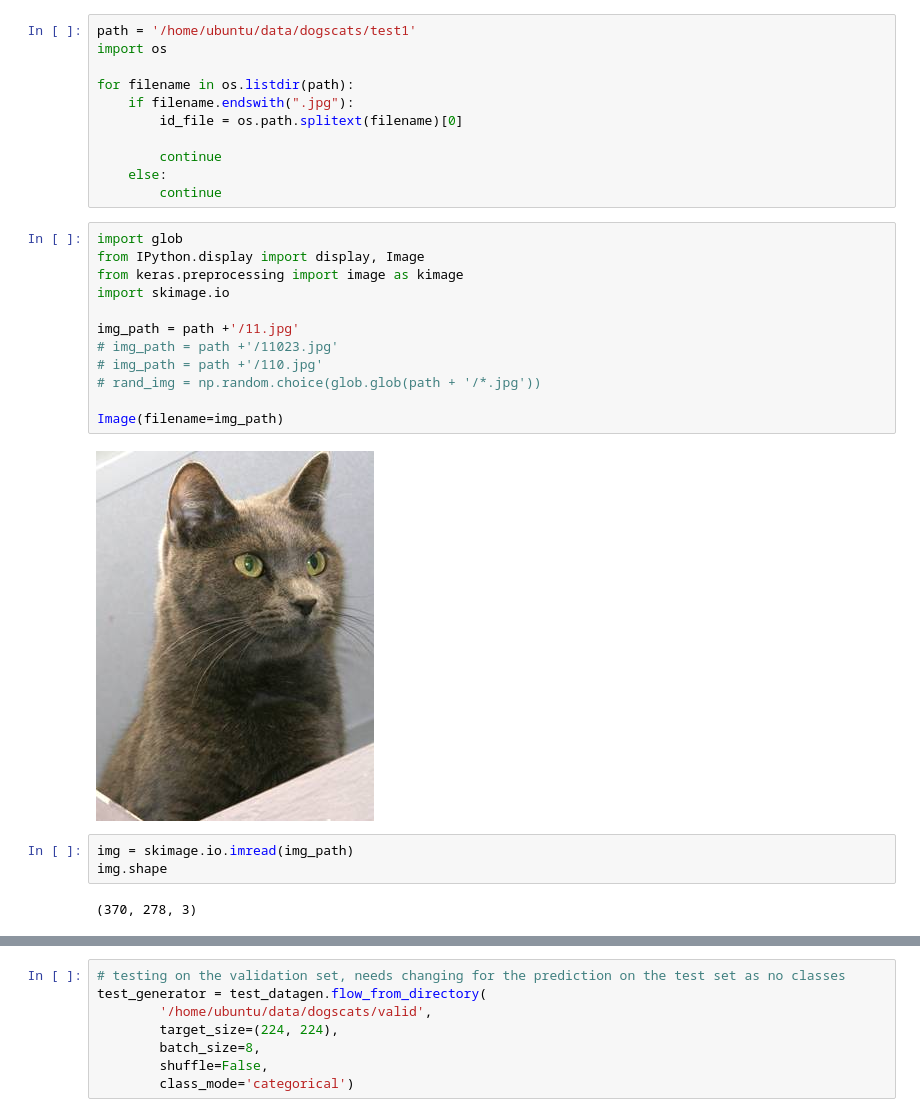
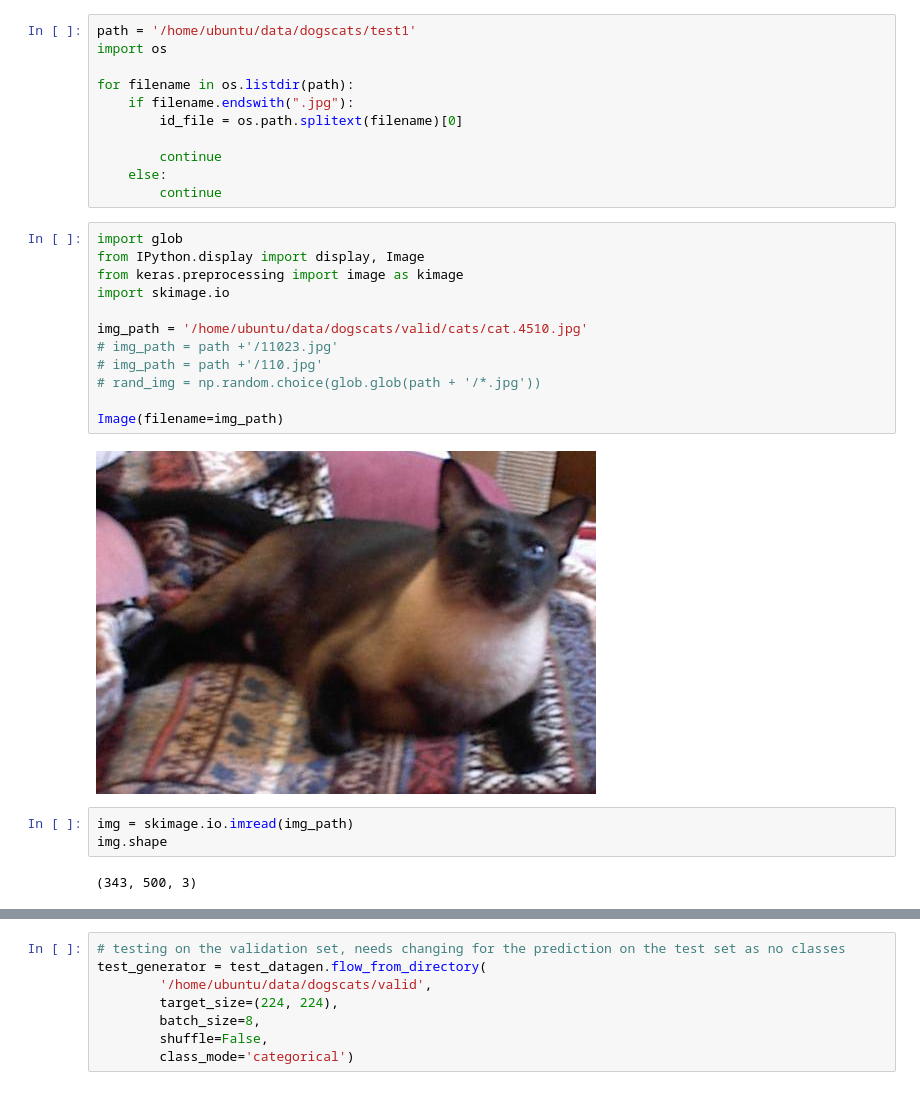
Before and after one commit to karijdempsey/learningWithKaggle, a Jupyter notebook: 1.0-kd-resnet_catsdogs.ipynb, the cells around one changed output, grey strips where cells are left out. Cells and saved outputs as stored; diff of their text form.

```diff
--- a/1.0-kd-resnet_catsdogs.ipynb
+++ b/1.0-kd-resnet_catsdogs.ipynb
@@ -140,22 +144,22 @@ for filename in os.listdir(path):
 # %%
 import glob
 from IPython.display import display, Image
 from keras.preprocessing import image as kimage
 import skimage.io
 
-img_path = path +'/11.jpg'
+img_path = '/home/ubuntu/data/dogscats/valid/cats/cat.4510.jpg'
 # img_path = path +'/11023.jpg'
 # img_path = path +'/110.jpg'
 # rand_img = np.random.choice(glob.glob(path + '/*.jpg'))
 
 Image(filename=img_path)
 # %% [output]
-[figure, old version]
+[figure, new version]
 # %%
 img = skimage.io.imread(img_path)
 img.shape
 # %% [output]
-(370, 278, 3)
+(343, 500, 3)
 # %%
 img = kimage.load_img(img_path, target_size=(224, 224))
 display(img)
```
Also changed, not shown: parts of 19 cells of this notebook.
